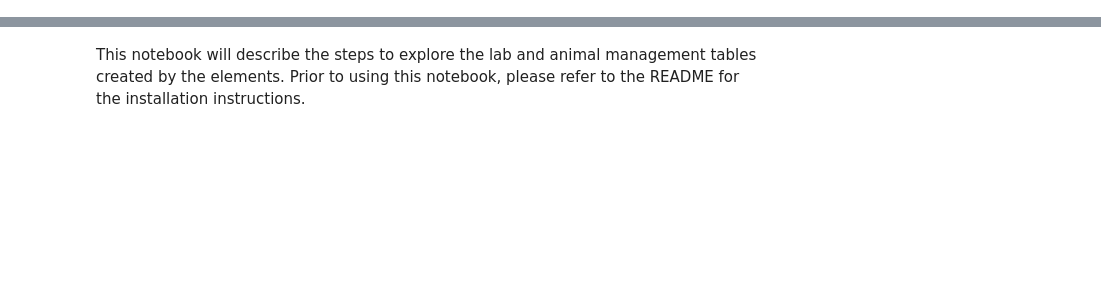
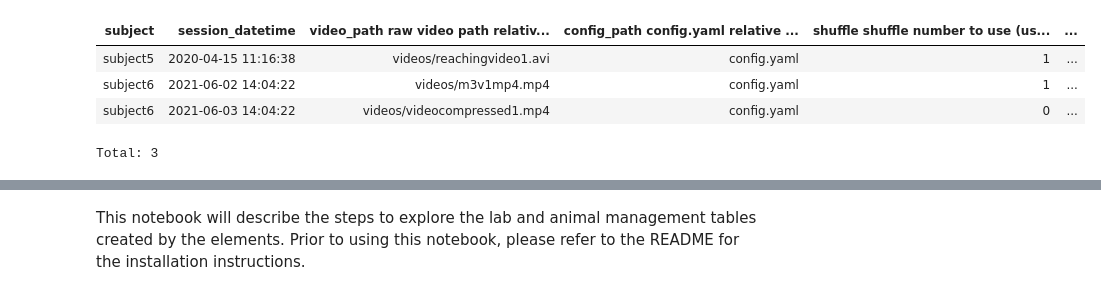
Before and after one commit to datajoint/element-deeplabcut, a Jupyter notebook: notebooks/1_Explore_Workflow.ipynb, the cells around one changed output, grey strips where cells are left out. Saved outputs shown, nothing was run; the diff lists cells and outputs as text; code cells hidden in the pictures; blank space fills up the shorter version.

```diff
--- a/notebooks/1_Explore_Workflow.ipynb
+++ b/notebooks/1_Explore_Workflow.ipynb
@@ -2,0 +44,8 @@
+# %%
+dlc.Model()
+# %% [output]
+| subject | session_datetime | video_path raw video path relativ... | config_path config.yaml relative ... | shuffle shuffle number to use (us... | ... |
+| subject5 | 2020-04-15 11:16:38 | videos/reachingvideo1.avi | config.yaml | 1 | ... |
+| subject6 | 2021-06-02 14:04:22 | videos/m3v1mp4.mp4 | config.yaml | 1 | ... |
+| subject6 | 2021-06-03 14:04:22 | videos/videocompressed1.mp4 | config.yaml | 0 | ... |
+Total: 3
```
Also changed, not shown: parts of 16 cells of this notebook, 13 other files.
